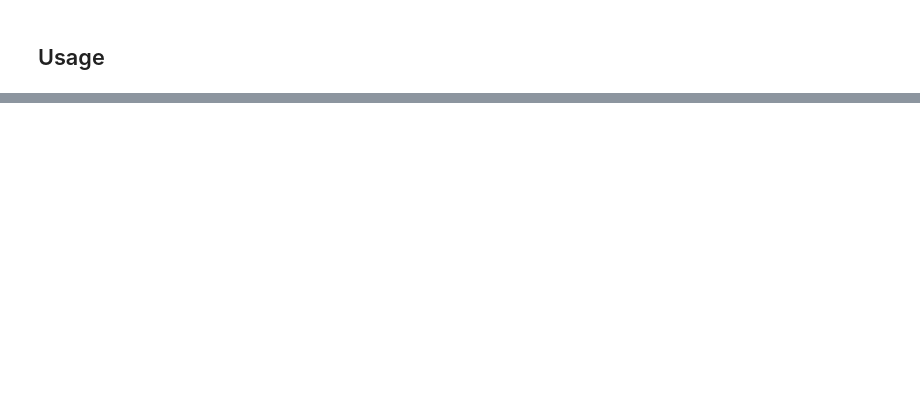
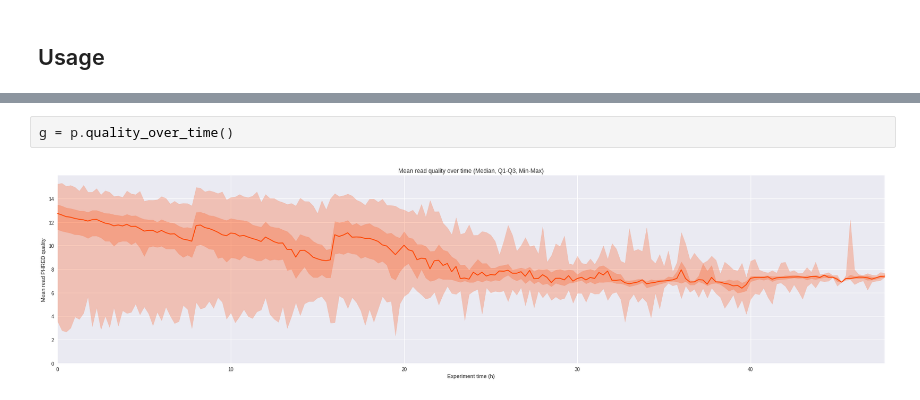
Before and after one commit to a-slide/pycoQC, a Jupyter notebook: README.ipynb, the cells around one changed output, grey strips where cells are left out. Drawn from its saved outputs; the diff is of its cells as text; blank space fills up the shorter version.

```diff
--- a/README.ipynb
+++ b/README.ipynb
@@ -29,0 +135,4 @@ os.path.join(directory, db_filename)
+# %%
+g = p.quality_over_time()
+# %% [output]
+[figure, added]
```
Also changed, not shown: parts of 52 cells of this notebook, 9 other files.
